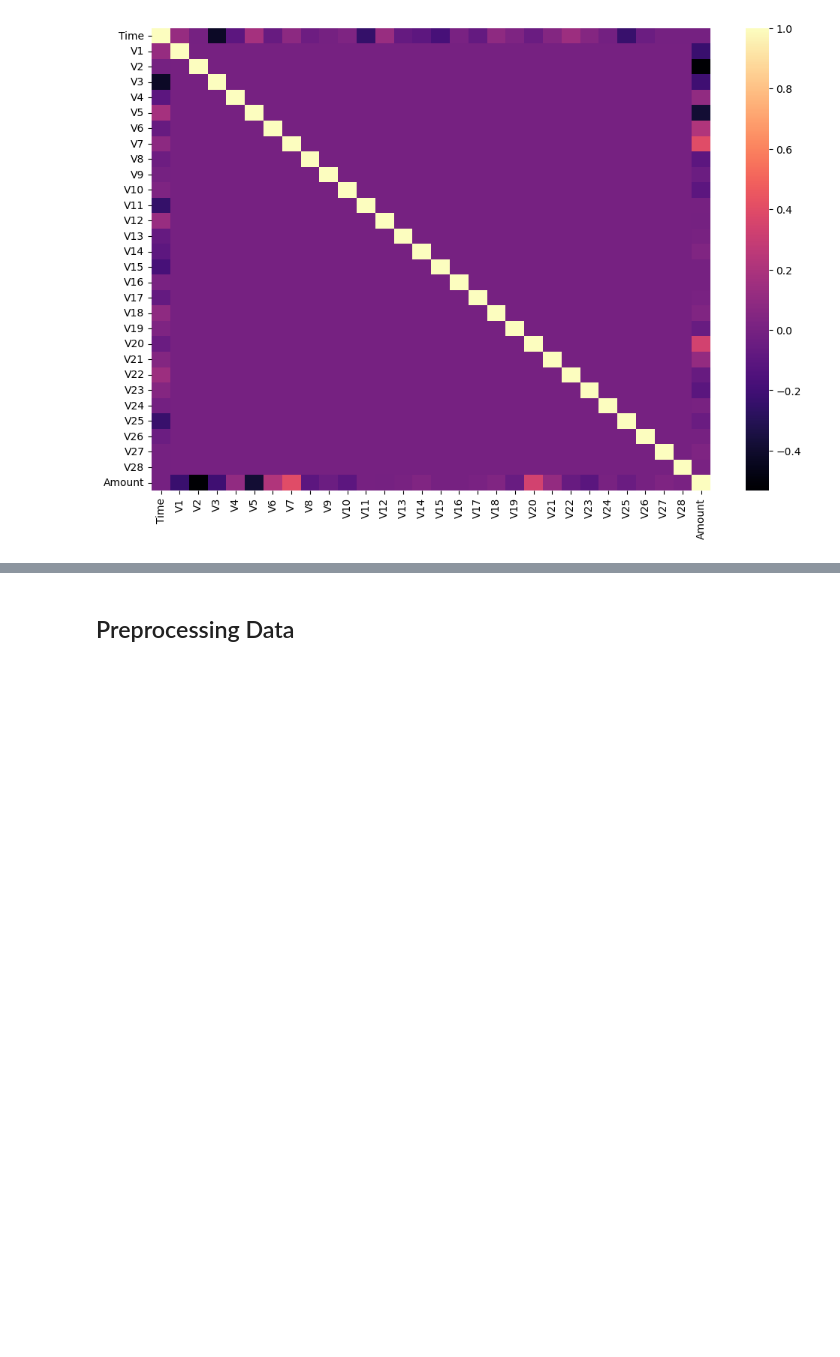
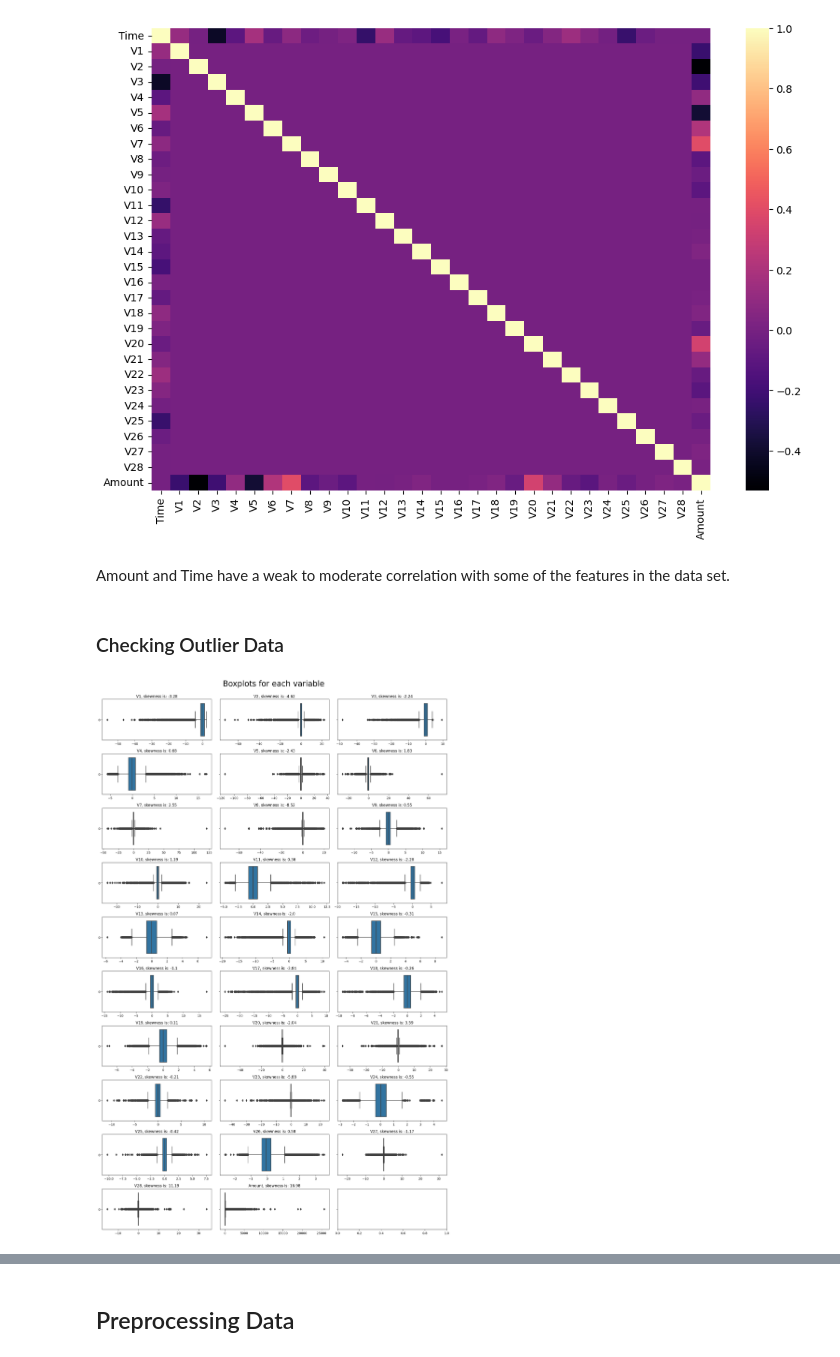
Before and after one commit to dendyandra22/cc_fraud_detection, a Jupyter notebook: credit-card-fraud-detection.ipynb, the cells around one changed output, grey strips where cells are left out. Saved outputs shown, nothing was run; the diff lists cells and outputs as text; code cells hidden in the pictures; blank space fills up the shorter version.

```diff
--- a/credit-card-fraud-detection.ipynb
+++ b/credit-card-fraud-detection.ipynb
@@ -169,3 +168,24 @@ sns.heatmap(raw_df.drop('Class', axis=1).corr(), cmap='magma')
 # %% [output]
 <AxesSubplot: >
 [figure]
+# %% [markdown]
+Amount and Time have a weak to moderate correlation with some of the features in the data set.
+# %% [markdown]
+### Checking Outlier Data
+# %%
+# select only numeric features
+numeric_features = (list(raw_df.loc[:, 'V1':'Amount']))
+
+# checking boxplots
+def boxplots_custom(dataset, columns_list, rows, cols, suptitle):
+    fig, axs = plt.subplots(rows, cols, sharey=True, figsize=(16,25))
+    fig.suptitle(suptitle,y=1, size=25)
+    axs = axs.flatten()
+    for i, data in enumerate(columns_list):
+        sns.boxplot(data=dataset[data], orient='h', ax=axs[i])
+        axs[i].set_title(data + ', skewness is: '+str(round(dataset[data].skew(axis = 0, skipna = True),2)))
+
+boxplots_custom(dataset=raw_df, columns_list=numeric_features, rows=10, cols=3, suptitle='Boxplots for each variable')
+plt.tight_layout()
+# %% [output]
+[figure, added]
```
Also changed, not shown: parts of 44 cells of this notebook.
